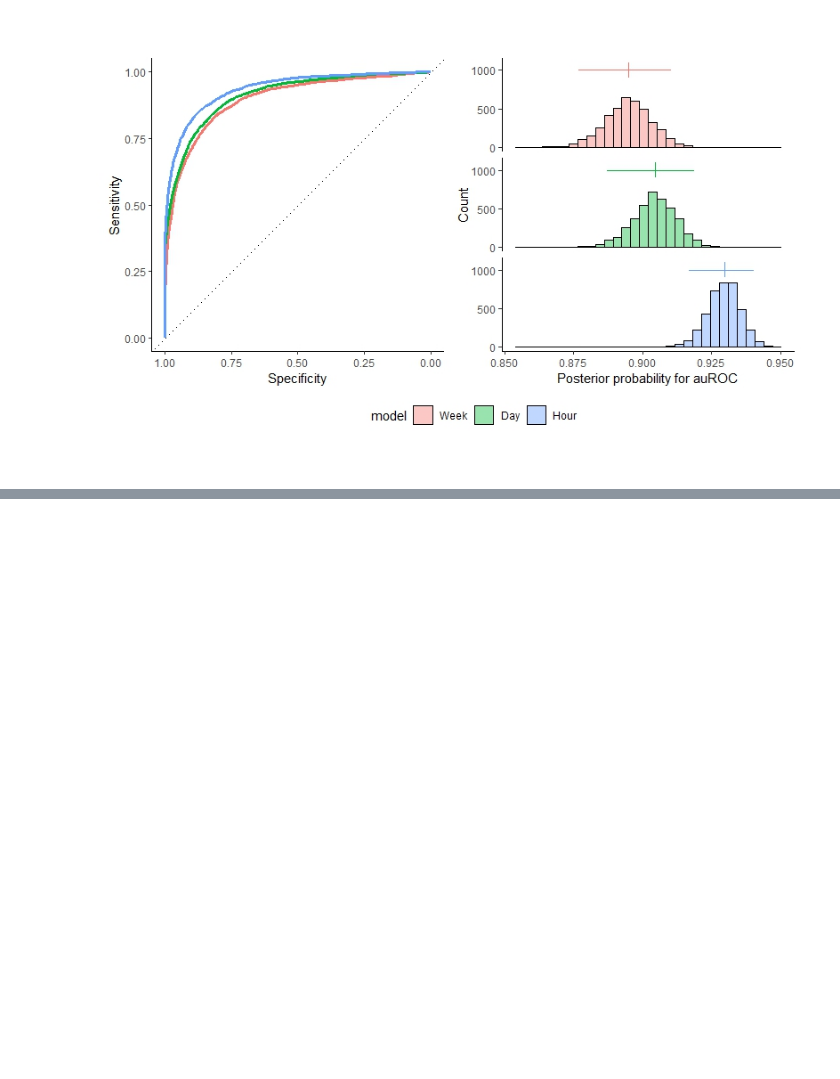
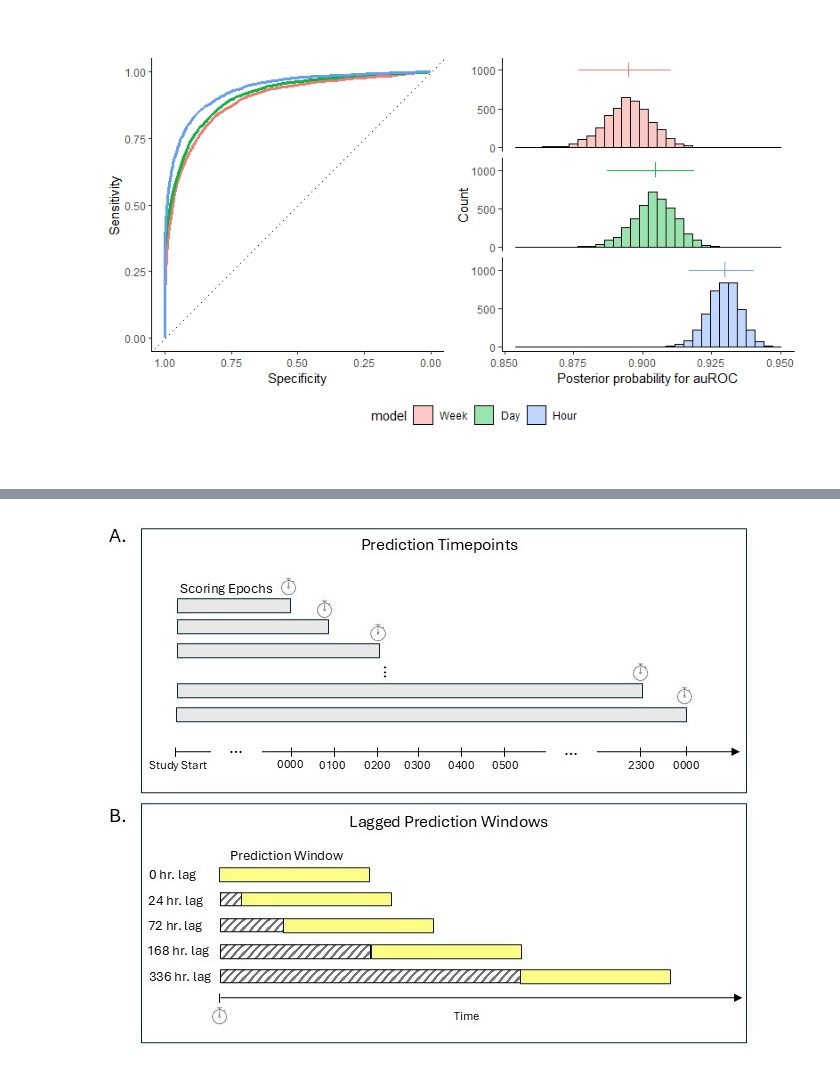
Before and after one commit to KendraPaquette/study_dissertation, a Jupyter notebook: index.embed.ipynb, the cells around one changed output, grey strips where cells are left out. Saved outputs shown, nothing was run; the diff lists cells and outputs as text; code cells hidden in the pictures; blank space fills up the shorter version.

```diff
--- a/index.embed.ipynb
+++ b/index.embed.ipynb
@@ -390,0 +559,4 @@ knitr::include_graphics(path = "figures/ema_1.jpeg")
+# %%
+knitr::include_graphics(path = "figures/methods.png", error = FALSE)
+# %% [output]
+[figure, added]
```
Also changed, not shown: parts of 25 cells of this notebook, 12 other files.
